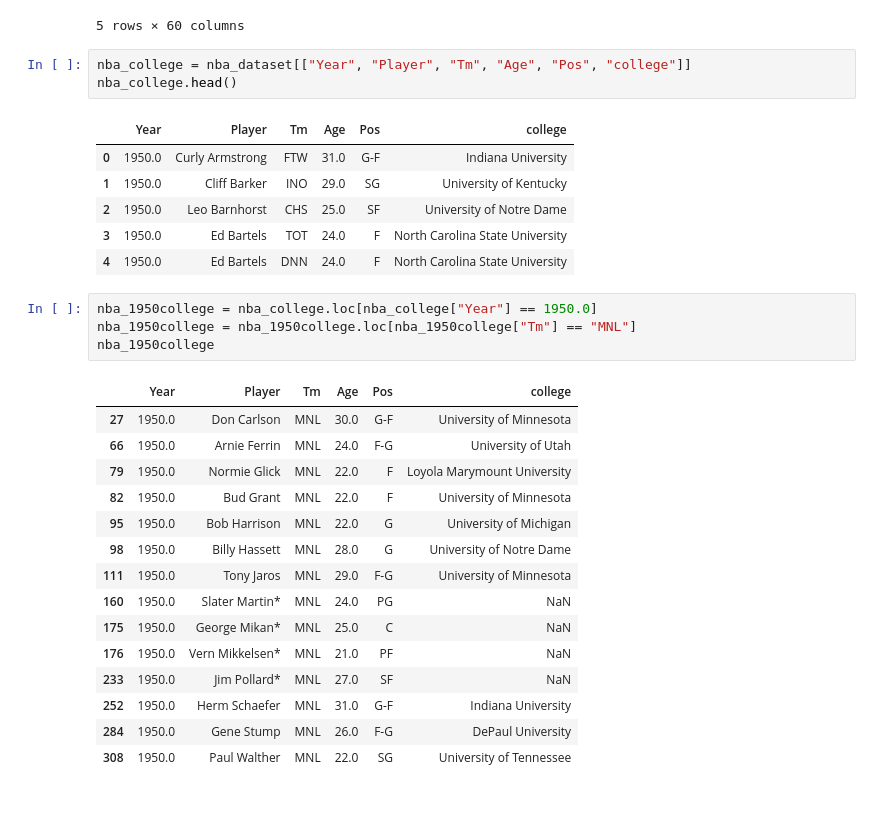
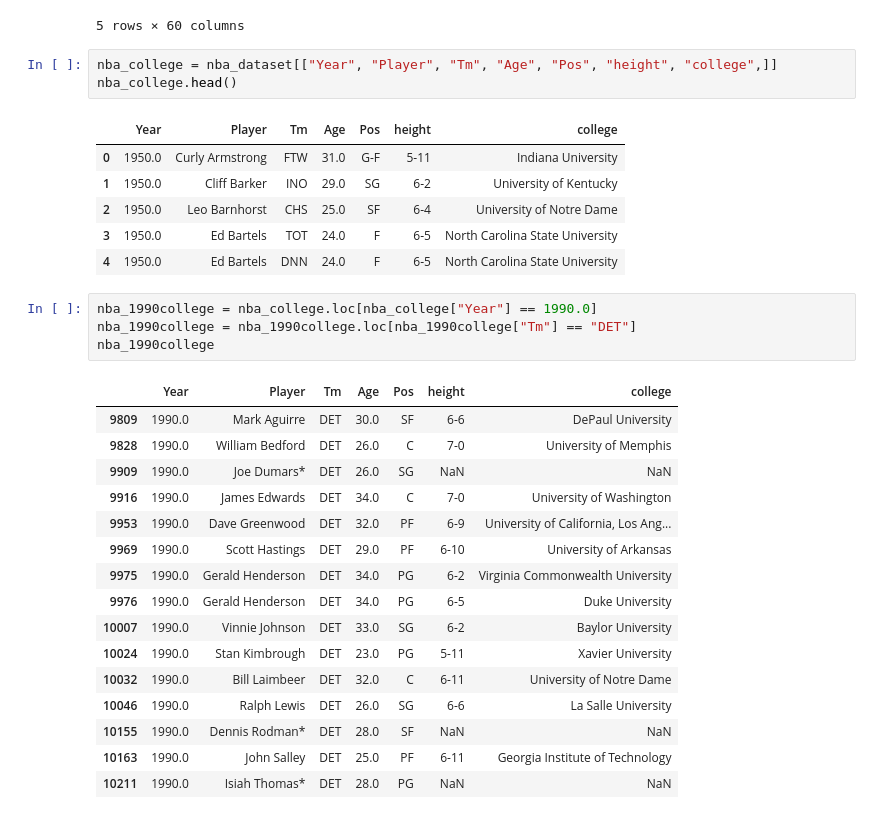
Before and after one commit to khodges10/Project1, a Jupyter notebook: NbaProject.ipynb, the cells around one changed output. Drawn from its saved outputs; the diff is of its cells as text.

Commit message:
height_again

```diff
--- a/NbaProject.ipynb
+++ b/NbaProject.ipynb
@@ -24,32 +27,33 @@ nba_dataset.head()
 | 4 | 4 | 1950.0 | Ed Bartels | F | 24.0 | DNN | 13.0 | NaN | NaN | NaN | ... | ... |
 5 rows × 60 columns
 # %%
-nba_college = nba_dataset[["Year", "Player", "Tm", "Age", "Pos", "college"]]
+nba_college = nba_dataset[["Year", "Player", "Tm", "Age", "Pos", "height", "college",]]
 nba_college.head()
 # %% [output]
-|  | Year | Player | Tm | Age | Pos | college |
-| 0 | 1950.0 | Curly Armstrong | FTW | 31.0 | G-F | Indiana University |
-| 1 | 1950.0 | Cliff Barker | INO | 29.0 | SG | University of Kentucky |
-| 2 | 1950.0 | Leo Barnhorst | CHS | 25.0 | SF | University of Notre Dame |
-| 3 | 1950.0 | Ed Bartels | TOT | 24.0 | F | North Carolina State University |
-| 4 | 1950.0 | Ed Bartels | DNN | 24.0 | F | North Carolina State University |
+|  | Year | Player | Tm | Age | Pos | height | college |
+| 0 | 1950.0 | Curly Armstrong | FTW | 31.0 | G-F | 5-11 | Indiana University |
+| 1 | 1950.0 | Cliff Barker | INO | 29.0 | SG | 6-2 | University of Kentucky |
+| 2 | 1950.0 | Leo Barnhorst | CHS | 25.0 | SF | 6-4 | University of Notre Dame |
+| 3 | 1950.0 | Ed Bartels | TOT | 24.0 | F | 6-5 | North Carolina State University |
+| 4 | 1950.0 | Ed Bartels | DNN | 24.0 | F | 6-5 | North Carolina State University |
 # %%
-nba_1950college = nba_college.loc[nba_college["Year"] == 1950.0]
-nba_1950college = nba_1950college.loc[nba_1950college["Tm"] == "MNL"]
-nba_1950college
+nba_1990college = nba_college.loc[nba_college["Year"] == 1990.0]
+nba_1990college = nba_1990college.loc[nba_1990college["Tm"] == "DET"]
+nba_1990college
 # %% [output]
-|  | Year | Player | Tm | Age | Pos | college |
-| 27 | 1950.0 | Don Carlson | MNL | 30.0 | G-F | University of Minnesota |
-| 66 | 1950.0 | Arnie Ferrin | MNL | 24.0 | F-G | University of Utah |
-| 79 | 1950.0 | Normie Glick | MNL | 22.0 | F | Loyola Marymount University |
-| 82 | 1950.0 | Bud Grant | MNL | 22.0 | F | University of Minnesota |
-| 95 | 1950.0 | Bob Harrison | MNL | 22.0 | G | University of Michigan |
-| 98 | 1950.0 | Billy Hassett | MNL | 28.0 | G | University of Notre Dame |
-| 111 | 1950.0 | Tony Jaros | MNL | 29.0 | F-G | University of Minnesota |
-| 160 | 1950.0 | Slater Martin* | MNL | 24.0 | PG | NaN |
-| 175 | 1950.0 | George Mikan* | MNL | 25.0 | C | NaN |
-| 176 | 1950.0 | Vern Mikkelsen* | MNL | 21.0 | PF | NaN |
-| 233 | 1950.0 | Jim Pollard* | MNL | 27.0 | SF | NaN |
-| 252 | 1950.0 | Herm Schaefer | MNL | 31.0 | G-F | Indiana University |
-| 284 | 1950.0 | Gene Stump | MNL | 26.0 | F-G | DePaul University |
-| 308 | 1950.0 | Paul Walther | MNL | 22.0 | SG | University of Tennessee |
+|  | Year | Player | Tm | Age | Pos | height | college |
+| 9809 | 1990.0 | Mark Aguirre | DET | 30.0 | SF | 6-6 | DePaul University |
+| 9828 | 1990.0 | William Bedford | DET | 26.0 | C | 7-0 | University of Memphis |
+| 9909 | 1990.0 | Joe Dumars* | DET | 26.0 | SG | NaN | NaN |
+| 9916 | 1990.0 | James Edwards | DET | 34.0 | C | 7-0 | University of Washington |
+| 9953 | 1990.0 | Dave Greenwood | DET | 32.0 | PF | 6-9 | University of California, Los Ang... |
+| 9969 | 1990.0 | Scott Hastings | DET | 29.0 | PF | 6-10 | University of Arkansas |
+| 9975 | 1990.0 | Gerald Henderson | DET | 34.0 | PG | 6-2 | Virginia Commonwealth University |
+| 9976 | 1990.0 | Gerald Henderson | DET | 34.0 | PG | 6-5 | Duke University |
+| 10007 | 1990.0 | Vinnie Johnson | DET | 33.0 | SG | 6-2 | Baylor University |
+| 10024 | 1990.0 | Stan Kimbrough | DET | 23.0 | PG | 5-11 | Xavier University |
+| 10032 | 1990.0 | Bill Laimbeer | DET | 32.0 | C | 6-11 | University of Notre Dame |
+| 10046 | 1990.0 | Ralph Lewis | DET | 26.0 | SG | 6-6 | La Salle University |
+| 10155 | 1990.0 | Dennis Rodman* | DET | 28.0 | SF | NaN | NaN |
+| 10163 | 1990.0 | John Salley | DET | 25.0 | PF | 6-11 | Georgia Institute of Technology |
+| 10211 | 1990.0 | Isiah Thomas* | DET | 28.0 | PG | NaN | NaN |
```
Also changed, not shown: parts of 74 cells of this notebook, 4 other files.
